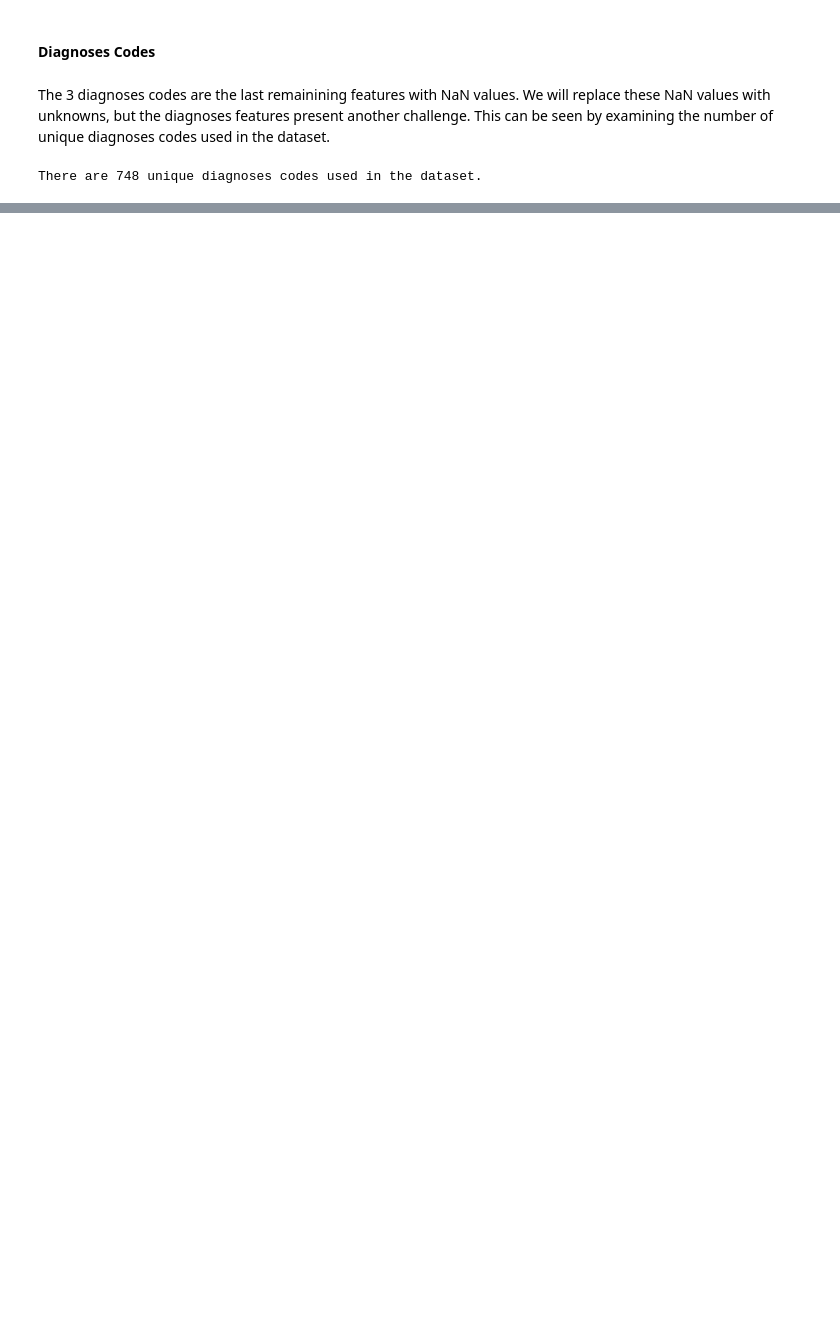
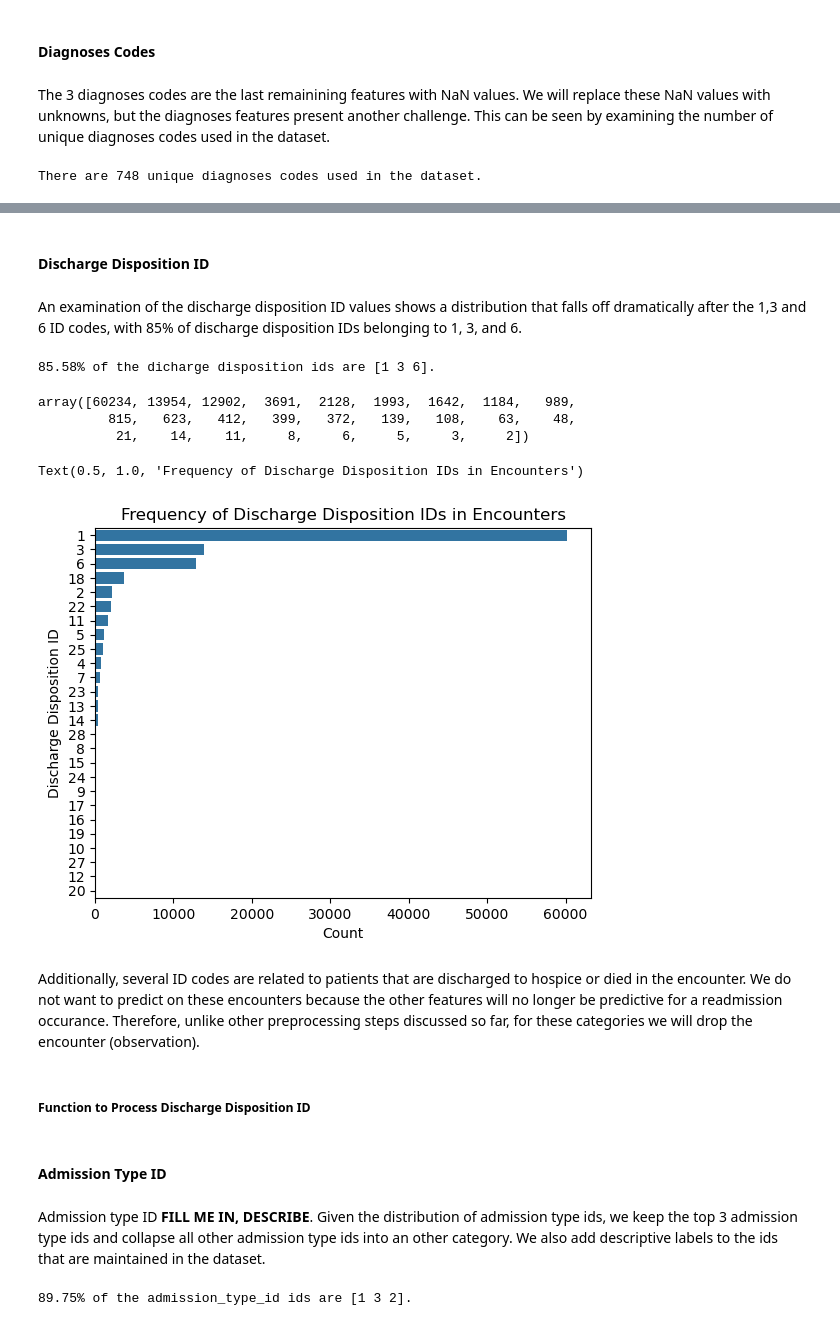
Before and after one commit to stevenworthington/cs109a_final_project, a Jupyter notebook: milestones/ms4/MS4_data_agg.ipynb, the cells around one changed output, grey strips where cells are left out. Drawn from its saved outputs; the diff is of its cells as text; code cells hidden in the pictures; blank space fills up the shorter version.

Commit message:
preprocessing complete

```diff
--- a/milestones/ms4/MS4_data_agg.ipynb
+++ b/milestones/ms4/MS4_data_agg.ipynb
@@ -196,0 +303,36 @@ There are 748 unique diagnoses codes used in the dataset.
+# %% [markdown]
+<h4> Discharge Disposition ID </h4>
+# %% [markdown]
+An examination of the discharge disposition ID values shows a distribution that falls off dramatically after the 1,3 and 6 ID codes, with 85% of discharge disposition IDs belonging to 1, 3, and 6.
+# %%
+def perc_disposition_id_first_n(df, n):
+    return sum(df_encounters['discharge_disposition_id'].value_counts()[:3])/sum(df_encounters['discharge_disposition_id'].value_counts())*100
+
+n = 3
+perc = perc_disposition_id_first_n(df_encounters, n)
+ids = df_encounters['discharge_disposition_id'].value_counts()[:n].index.values
+print(f'{perc:.2f}% of the dicharge disposition ids are {ids}.')
+# %% [output]
+85.58% of the dicharge disposition ids are [1 3 6].
+# %%
+df_encounters['discharge_disposition_id'].value_counts().values
+# %% [output]
+array([60234, 13954, 12902,  3691,  2128,  1993,  1642,  1184,   989,
+         815,   623,   412,   399,   372,   139,   108,    63,    48,
+          21,    14,    11,     8,     6,     5,     3,     2])
+# %%
+fig, axs = plt.subplots(1,1)
+
+ids = [str(id) for id in df_encounters['discharge_disposition_id'].value_counts().index]
+
+sns.barplot(y=ids, x=df_encounters['discharge_disposition_id'].value_counts().values, ax=axs)
+axs.set_xlabel('Count')
+axs.set_ylabel('Discharge Disposition ID')
+axs.set_title('Frequency of Discharge Disposition IDs in Encounters')
+# %% [output]
+Text(0.5, 1.0, 'Frequency of Discharge Disposition IDs in Encounters')
+[figure, added]
+# %% [markdown]
+Additionally, several ID codes are related to patients that are discharged to hospice or died in the encounter. We do not want to predict on these encounters because the other features will no longer be predictive for a readmission occurance. Therefore, unlike other preprocessing steps discussed so far, for these categories we will drop the encounter (observation).
+# %% [markdown]
+<h5> Function to Process Discharge Disposition ID </h5>
@@ -196,0 +357,17 @@ There are 748 unique diagnoses codes used in the dataset.
+# %% [markdown]
+<h4> Admission Type ID </h4>
+# %% [markdown]
+Admission type ID ________FILL ME IN, DESCRIBE________. Given the distribution of admission type ids, we keep the top 3 admission type ids and collapse all other admission type ids into an other category. We also add descriptive labels to the ids that are maintained in the dataset.
+# %%
+# maybe generalize this with the above to print out a general % of first n features and their values
+
+def perc_feature_first_n(df, n, feature):
+    return sum(df_encounters[feature].value_counts()[:3])/sum(df_encounters[feature].value_counts())*100
+
+n = 3
+feature = 'admission_type_id'
+perc = perc_feature_first_n(df_encounters, n, feature)
+ids = df_encounters[feature].value_counts()[:n].index.values
+print(f'{perc:.2f}% of the {feature} ids are {ids}.')
+# %% [output]
+89.75% of the admission_type_id ids are [1 3 2].
```
Also changed, not shown: parts of 53 cells of this notebook.
